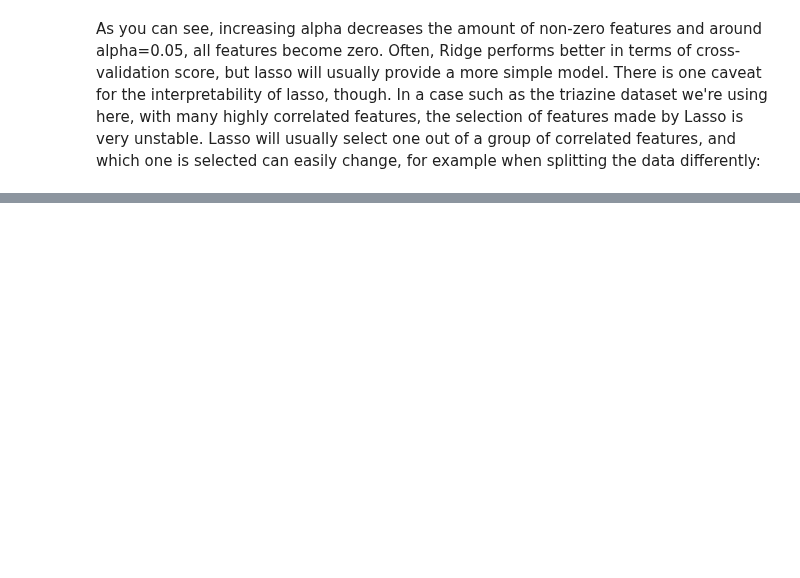
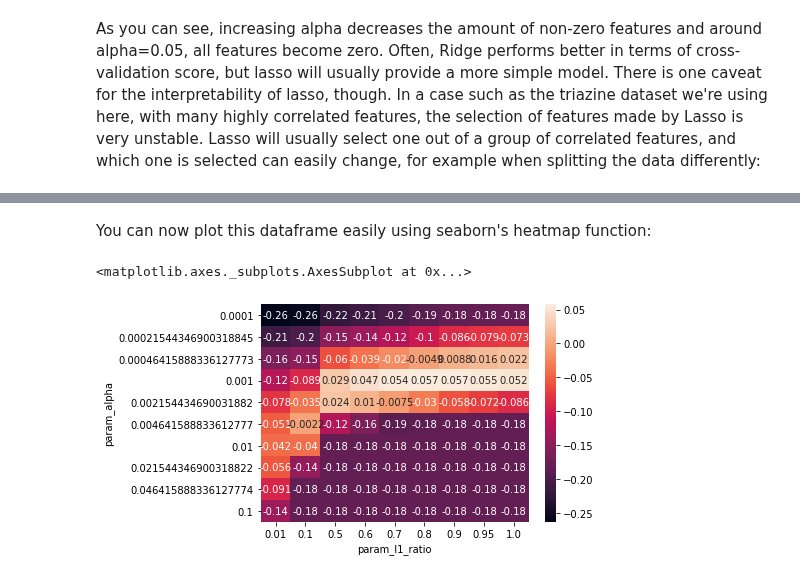
Before and after one commit to amueller/aml, a Jupyter notebook: 02-supervised-learning/05-linear-models-regression.ipynb, the cells around one changed output, grey strips where cells are left out. Cells and saved outputs as stored; diff of their text form; code cells hidden in the pictures; blank space fills up the shorter version.

Commit message:
finish first draft of linear models for regression

```diff
--- a/02-supervised-learning/05-linear-models-regression.ipynb
+++ b/02-supervised-learning/05-linear-models-regression.ipynb
@@ -602,0 +539,12 @@ loss of the predictions, basically.
+# %%
+from sklearn.linear_model import ElasticNet
+X_train, X_test, y_train, y_test = train_test_split(X, y, random_state=42)
+
+param_grid = {'alpha': np.logspace(-4, -1, 10),
+              'l1_ratio': [0.01, .1, .5, .6, .7, .8, .9, .95, 1]}
+
+grid = GridSearchCV(ElasticNet(max_iter=10000, normalize=True), param_grid, cv=10)
+grid.fit(X_train, y_train)
+
+print(grid.best_params_)
+print(grid.best_score_)
@@ -602,0 +565,3 @@ loss of the predictions, basically.
+# %%
+cv_res = pd.DataFrame(grid.cv_results_)
+cv_res.head()
@@ -602,0 +577,4 @@ loss of the predictions, basically.
+# %%
+res = pd.pivot_table(cv_res,
+    values='mean_test_score', index='param_alpha', columns='param_l1_ratio')
+res
@@ -602,0 +594,7 @@ loss of the predictions, basically.
+# %% [markdown]
+You can now plot this dataframe easily using seaborn's heatmap function:
+# %%
+sns.heatmap(res, annot=True)
+# %% [output]
+<matplotlib.axes._subplots.AxesSubplot at 0x...>
+[figure, added]
```
Also changed, not shown: parts of 36 cells of this notebook.
